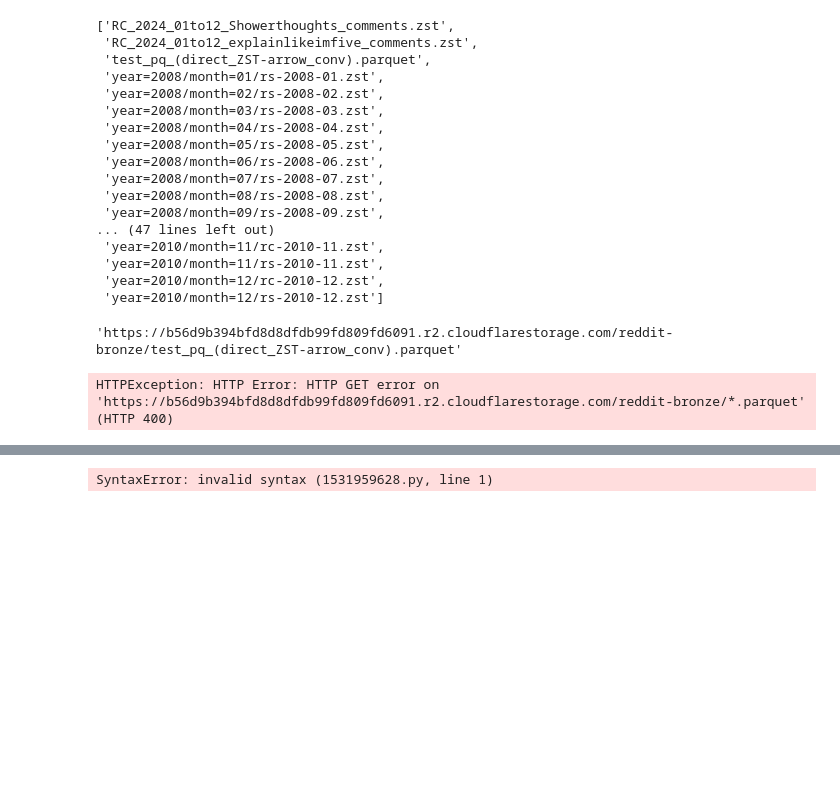
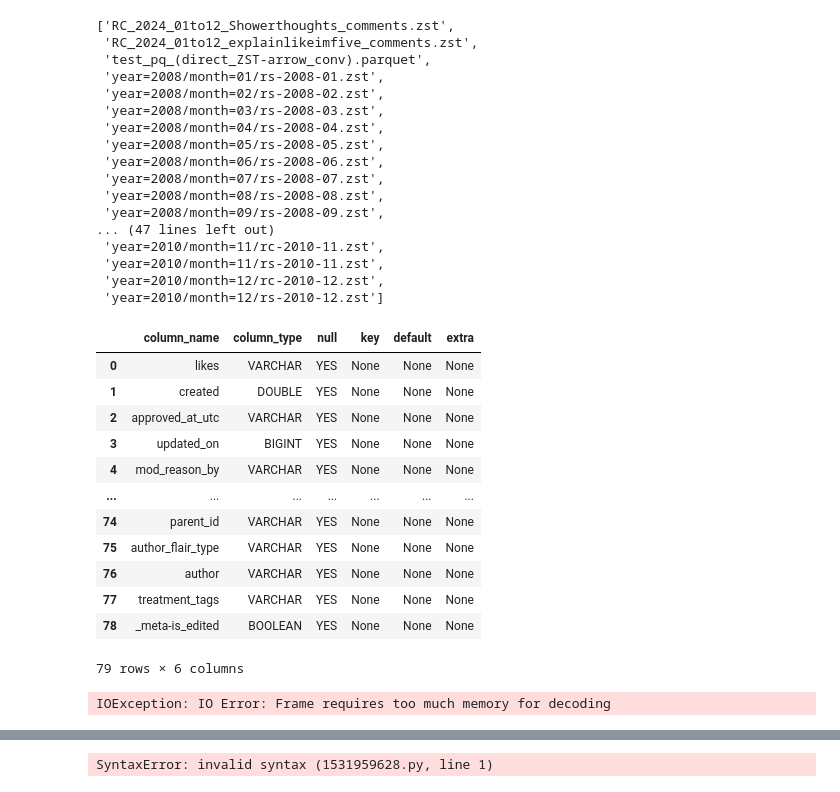
Before and after one commit to wwh9345/social-data-lakehouse-starter, a Jupyter notebook: src/notebooks/EDA.ipynb, the cells around one changed output, grey strips where cells are left out. Drawn from its saved outputs; the diff is of its cells as text; code cells hidden in the pictures; blank space fills up the shorter version.

```diff
--- a/src/notebooks/EDA.ipynb
+++ b/src/notebooks/EDA.ipynb
@@ -15,5 +16,26 @@ from etl.utils import s3_client, parse_date_from_name, infer_type
 # %%
+account_id = os.getenv('ACCOUNT_ID')
 bronze_access_key_id = os.getenv('BRONZE_ACCESS_KEY_ID')
 bronze_secret_access_key = os.getenv("BRONZE_SECRET_ACCESS_KEY")
 endpoint = os.getenv('S3_ENDPOINT_URL')
 bucket_name = os.getenv('BUCKET_BRONZE')
+r2_prefix = f"r2://{bucket_name}"
+
+# con = duckdb.connect()
+con = duckdb.connect('dev.duckdb')  # persist secrets
+
+create_secret = f"""
+INSTALL httpfs; LOAD httpfs;
+
+CREATE OR REPLACE PERSISTENT SECRET r2_bronze_profile (
+  TYPE r2,
+  PROVIDER credential_chain,
+  CHAIN config,
+  PROFILE 'default',
+  ACCOUNT_ID '{account_id}',
+  SCOPE 'r2://{bucket_name}',
+  REGION 'auto'
+);
+"""
+
+con.execute(create_secret).df()
@@ -71,18 +90,35 @@ list_objs = r2.list_objects(Bucket=bucket_name)
  'year=2010/month=11/rs-2010-11.zst',
  'year=2010/month=12/rc-2010-12.zst',
  'year=2010/month=12/rs-2010-12.zst']
-# %%
-f"{endpoint}/{bucket_name}/test_pq_(direct_ZST-arrow_conv).parquet"
-# %% [output]
-'https://b56d9b394bfd8d8dfdb99fd809fd6091.r2.cloudflarestorage.com/reddit-bronze/test_pq_(direct_ZST-arrow_conv).parquet'
-# %%
-query = f"""
-INSTALL httpfs;
-LOAD httpfs;
-
-SELECT COUNT(*) FROM read_parquet('{endpoint}/{bucket_name}/*.parquet');
-"""
-
-con.execute(query)
-# %% [output]
-HTTPException: HTTP Error: HTTP GET error on 'https://b56d9b394bfd8d8dfdb99fd809fd6091.r2.cloudflarestorage.com/reddit-bronze/*.parquet' (HTTP 400)
+# %%
+con.execute(
+    """
+    DESCRIBE SELECT * FROM read_parquet(?);
+    """, [f"{r2_prefix}/*.parquet"]).df()
+# %% [output]
+|  | column_name | column_type | null | key | default | extra |
+| 0 | likes | VARCHAR | YES | None | None | None |
+| 1 | created | DOUBLE | YES | None | None | None |
+| 2 | approved_at_utc | VARCHAR | YES | None | None | None |
+| 3 | updated_on | BIGINT | YES | None | None | None |
+| 4 | mod_reason_by | VARCHAR | YES | None | None | None |
+| ... | ... | ... | ... | ... | ... | ... |
+| 74 | parent_id | VARCHAR | YES | None | None | None |
+| 75 | author_flair_type | VARCHAR | YES | None | None | None |
+| 76 | author | VARCHAR | YES | None | None | None |
+| 77 | treatment_tags | VARCHAR | YES | None | None | None |
+| 78 | _meta-is_edited | BOOLEAN | YES | None | None | None |
+79 rows × 6 columns
+# %%
+# create 'raw' table
+query = f"""
+CREATE TABLE raw_comments AS
+SELECT * FROM read_json_auto(?, compression='zstd');
+"""
+
+yyyy = '2008'
+mm = '01'
+df  = con.execute(query, [f"{r2_prefix}/year={yyyy}/month={mm}/rs-*.zst"]).df()
+df
+# %% [output]
+IOException: IO Error: Frame requires too much memory for decoding
```
Also changed, not shown: parts of 12 cells of this notebook, 1 other file.
